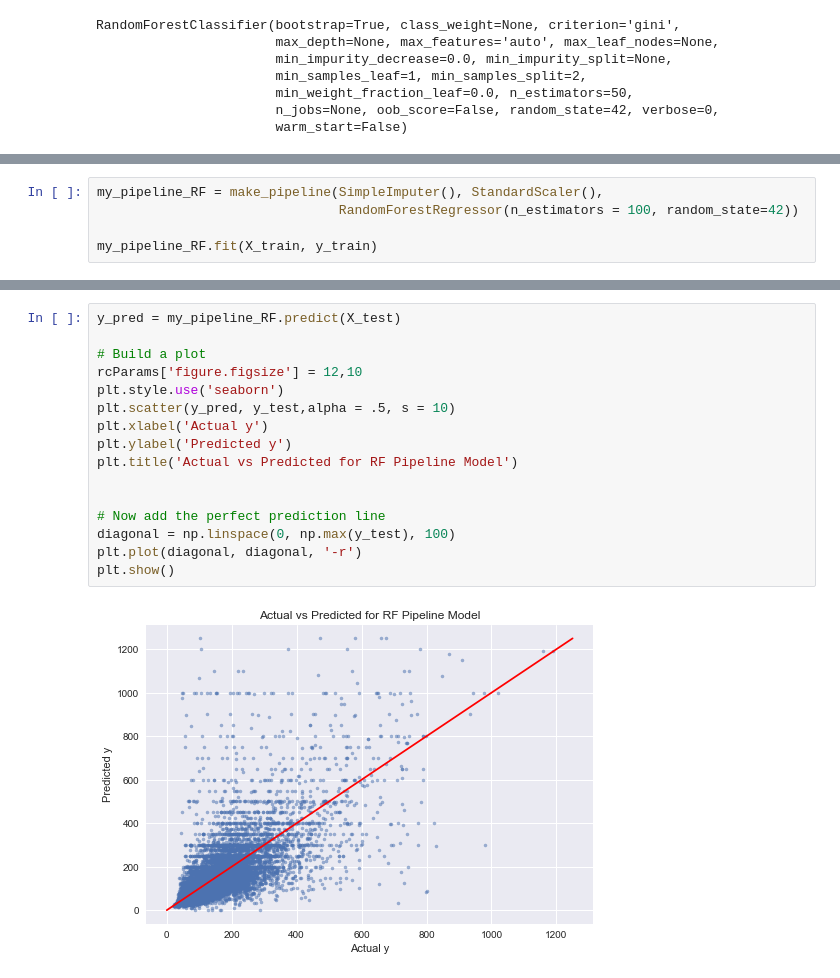
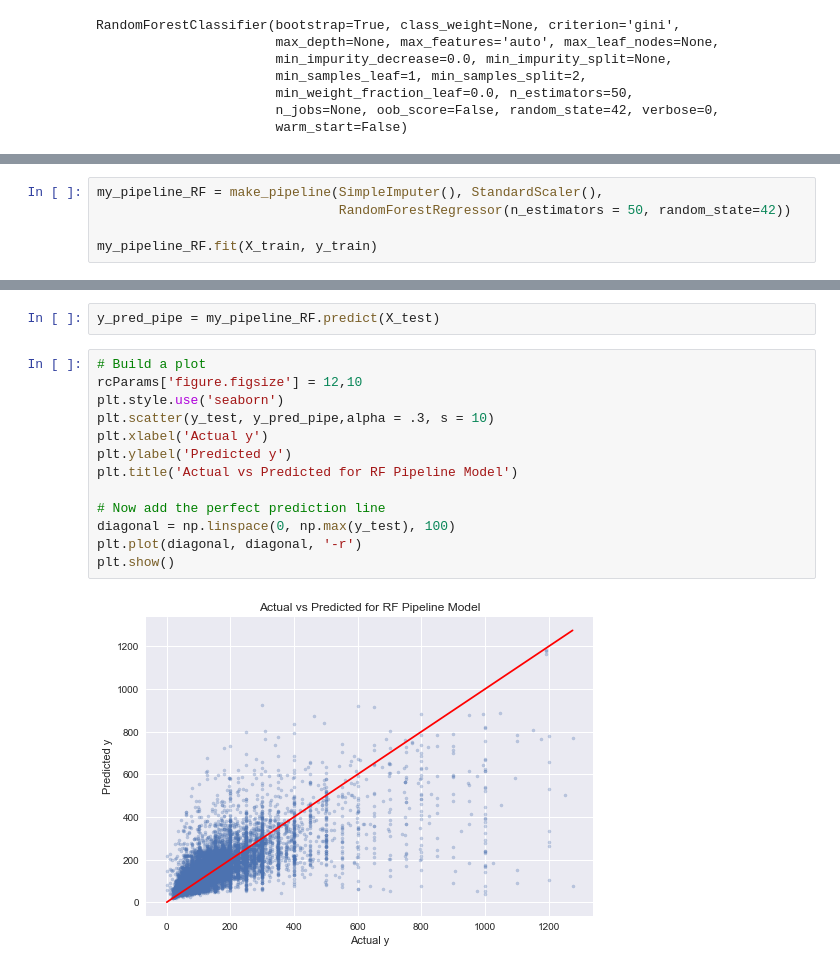
Before and after one commit to darrel-ferrer/Airbnb-NYC-Price-Prediction, a Jupyter notebook: Springboard Capstone One - Machine Learning.ipynb, the cells around one changed output, grey strips where cells are left out. Cells and saved outputs as stored; diff of their text form.

```diff
--- a/Springboard Capstone One - Machine Learning.ipynb
+++ b/Springboard Capstone One - Machine Learning.ipynb
@@ -88,6 +84,6 @@ r2_score(y_test,y_pred)
 # %%
 my_pipeline_RF = make_pipeline(SimpleImputer(), StandardScaler(),
-                               RandomForestRegressor(n_estimators = 100, random_state=42))
+                               RandomForestRegressor(n_estimators = 50, random_state=42))
 
 my_pipeline_RF.fit(X_train, y_train)
 # %% [output]
@@ -146,21 +144,20 @@ plt.show()
+# %%
+y_pred_pipe = my_pipeline_RF.predict(X_test)
 # %%
-y_pred = my_pipeline_RF.predict(X_test)
-
 # Build a plot
 rcParams['figure.figsize'] = 12,10
 plt.style.use('seaborn')
-plt.scatter(y_pred, y_test,alpha = .5, s = 10)
+plt.scatter(y_test, y_pred_pipe,alpha = .3, s = 10)
 plt.xlabel('Actual y')
 plt.ylabel('Predicted y')
 plt.title('Actual vs Predicted for RF Pipeline Model')
-
 
 # Now add the perfect prediction line
 diagonal = np.linspace(0, np.max(y_test), 100)
 plt.plot(diagonal, diagonal, '-r')
 plt.show()
 # %% [output]
-[figure, old version]
+[figure, new version]
 # %%
 importances = my_pipeline_RF.steps[2][1].feature_importances_
 feature_importances = pd.DataFrame({"feature":X.columns.values, "importance":importances})
```
Also changed, not shown: parts of 28 cells of this notebook.
